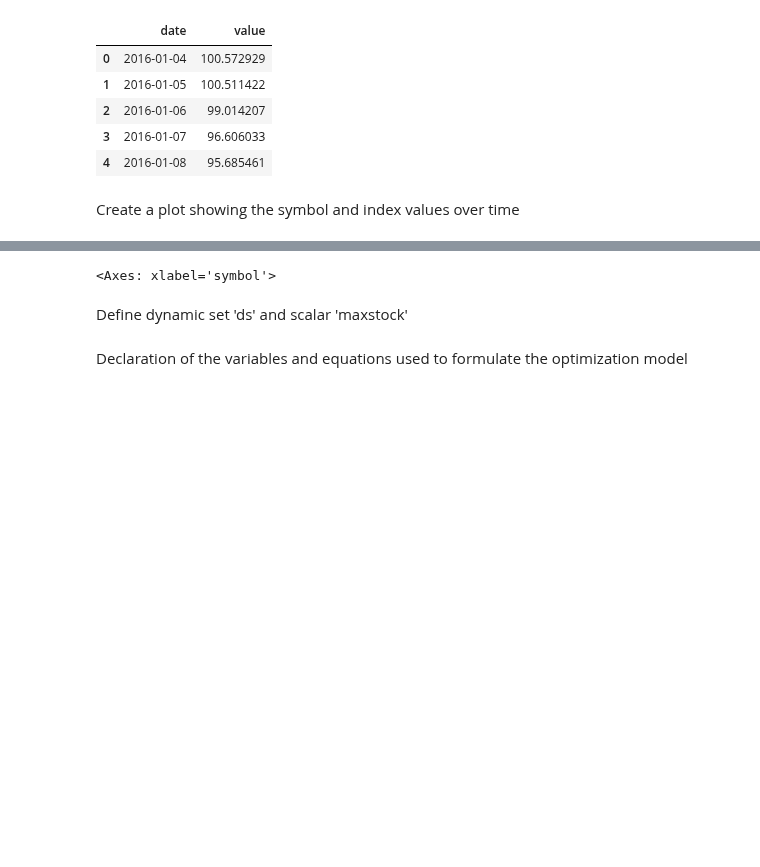
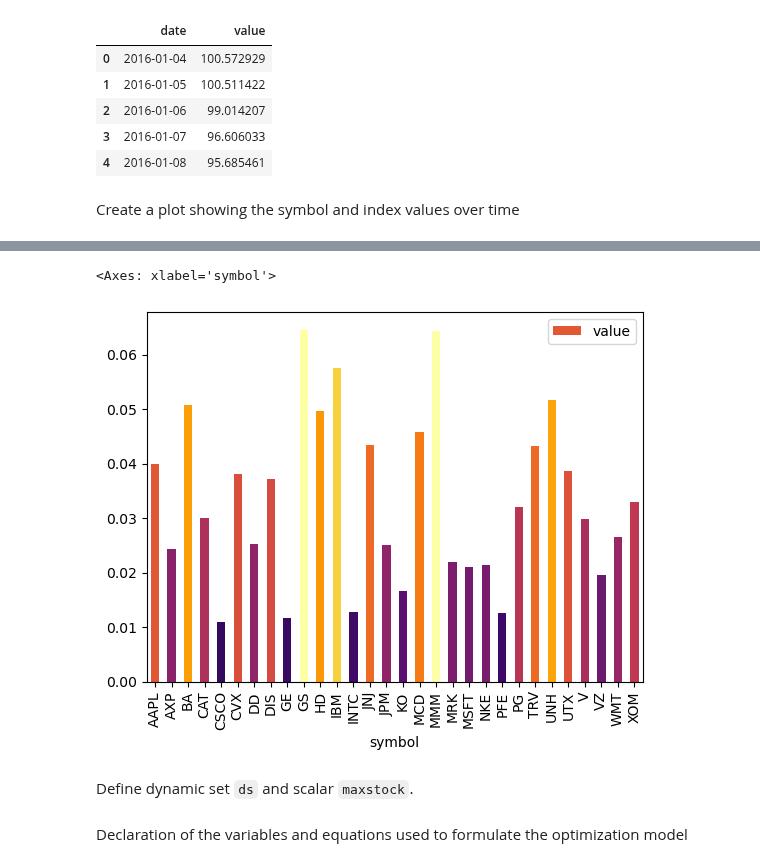
Before and after one commit to GAMS-dev/gamspy, a Jupyter notebook: docs/user/notebooks/pickstock.ipynb, the cells around one changed output, grey strips where cells are left out. Cells and saved outputs as stored; diff of their text form; code cells hidden in the pictures; blank space fills up the shorter version.

```diff
--- a/docs/user/notebooks/pickstock.ipynb
+++ b/docs/user/notebooks/pickstock.ipynb
@@ -13,5 +13,8 @@ from gamspy.math import abs
 The price data is provided from a CSV file located on the web. The Python package **pandas** is used to load the data.
 # %%
 import pandas as pd
-url="https://github.com/daveh19/pydataberlin2017/raw/master/notebooks/dowjones2016.csv"
-price_data=pd.read_csv(url)
+
+url = (
+    "https://github.com/daveh19/pydataberlin2017/raw/master/notebooks/dowjones2016.csv"
+)
+price_data = pd.read_csv(url)
@@ -107,5 +117,7 @@ index.records.plot(x='date', y='value', ax=ax, linewidth=2, legend=False)
 # %%
-sMap = matplotlib.cm.ScalarMappable(norm=matplotlib.colors.Normalize(0, weight.records['value'].max()), cmap='inferno')
-color = [sMap.to_rgba(x) for x in weight.records['value']]
+sMap = matplotlib.cm.ScalarMappable(
+    norm=matplotlib.colors.Normalize(0, weight.records["value"].max()), cmap="inferno"
+)
+color = [sMap.to_rgba(x) for x in weight.records["value"]]
 weight.records.plot.bar(x="symbol", y="value", color=color)
 # %% [output]
@@ -114,4 +124,5 @@ weight.records.plot.bar(x="symbol", y="value", color=color)
 <Axes: xlabel='symbol'>
+[figure, added]
 # %% [markdown]
-Define dynamic set 'ds' and scalar 'maxstock'
+Define dynamic set `ds` and scalar `maxstock`.
 # %%
```
Also changed, not shown: parts of 12 cells of this notebook.
